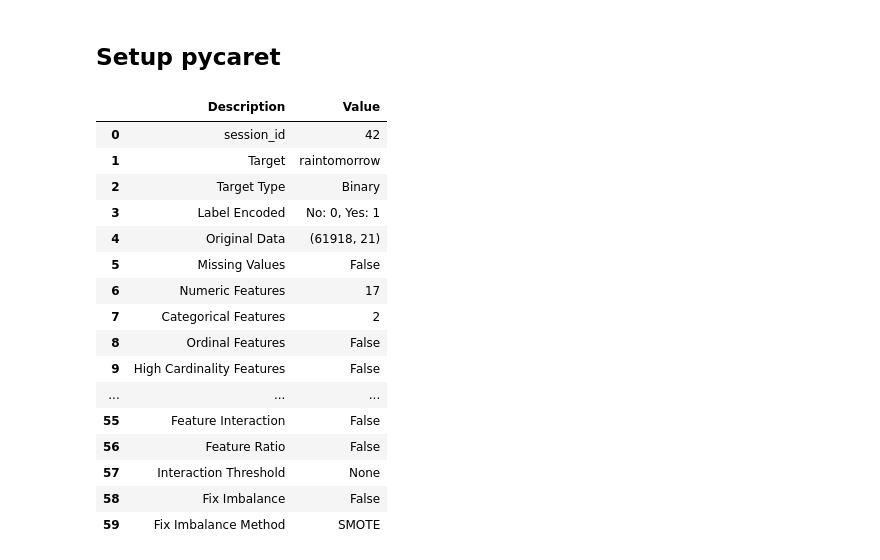
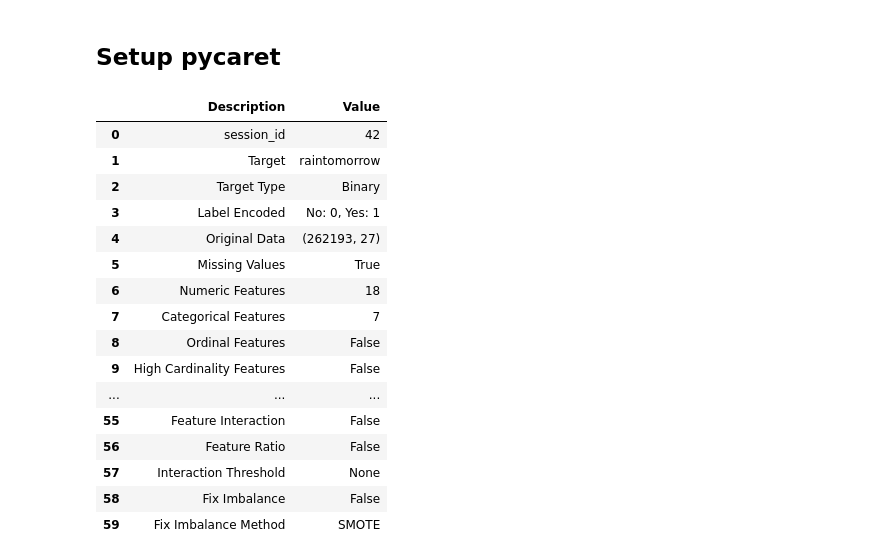
Before and after one commit to Lucascapdeville/weather_prediction, a Jupyter notebook: weather_prediction.ipynb, the cells around one changed output. Saved outputs shown, nothing was run; the diff lists cells and outputs as text; code cells hidden in the pictures.

Commit message:
Wind
Add wind to dataframe
Pred : Random Forest(0.9295	0.9712	0.7497	0.9130	0.8233	0.7798	0.7857)

```diff
--- a/weather_prediction.ipynb
+++ b/weather_prediction.ipynb
@@ -32,5 +32,4 @@ location
 
  Amount of rain, Model estão vazando dados
 # %%
-rain = rain.drop(['modelo_vigente','amountOfRain',],axis = 1)
-rain.dropna(inplace=True)
+rain = rain.drop(['modelo_vigente','amountOfRain'],axis = 1)
@@ -36,0 +38,2 @@ rain.dropna(inplace=True)
+# %%
+wind = pd.concat([pd.read_csv('data/wind_table_01.csv',sep=',') for i in range(1,8)])
@@ -36,0 +49,3 @@ rain.dropna(inplace=True)
+# %%
+wind_rain =pd.merge(rain,wind,on=['date','location'],how ='left')
+wind_rain.head()
@@ -43,17 +66,17 @@ from pycaret.classification import *
 # %% [markdown]
 ## Setup pycaret
 # %%
-classification = setup(data = rain,target = 'raintomorrow', session_id=42)
+classification = setup(data = wind_rain,target = 'raintomorrow', session_id=42)
 # %% [output]
 |  | Description | Value |
 | 0 | session_id | 42 |
 | 1 | Target | raintomorrow |
 | 2 | Target Type | Binary |
 | 3 | Label Encoded | No: 0, Yes: 1 |
-| 4 | Original Data | (61918, 21) |
-| 5 | Missing Values | False |
-| 6 | Numeric Features | 17 |
-| 7 | Categorical Features | 2 |
+| 4 | Original Data | (262193, 27) |
+| 5 | Missing Values | True |
+| 6 | Numeric Features | 18 |
+| 7 | Categorical Features | 7 |
 | 8 | Ordinal Features | False |
 | 9 | High Cardinality Features | False |
 | ... | ... | ... |
```
Also changed, not shown: parts of 5 cells of this notebook.
